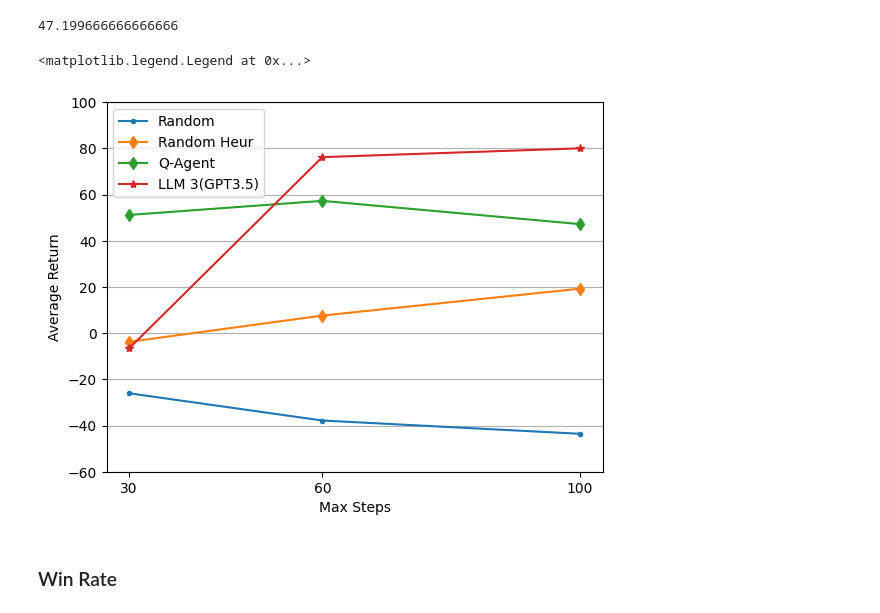
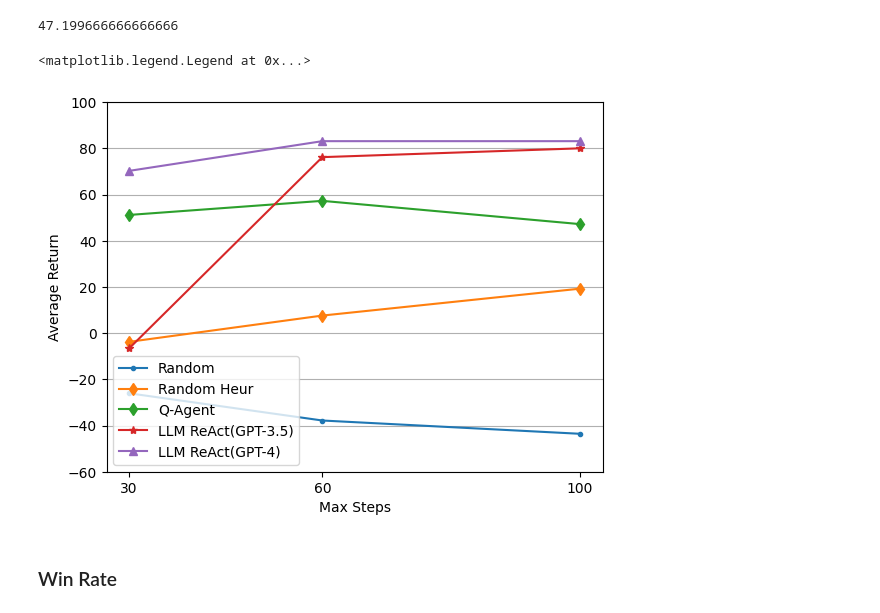
Before and after one commit to stratosphereips/NetSecGame, a Jupyter notebook: notebooks/paper_figures.ipynb, the cells around one changed output. Drawn from its saved outputs; the diff is of its cells as text; code cells hidden in the pictures.

Commit message:
Figures update with new numbers

```diff
--- a/notebooks/paper_figures.ipynb
+++ b/notebooks/paper_figures.ipynb
@@ -9,36 +9,49 @@ max_steps = [30, 60, 100]
 # %% [markdown]
 ### Return
 # %%
-random_mean = [-26.041, -37.828, -43.578]
-random_std = [20.220, 45.726, 69.071]
+random_mean = np.array([-26.041, -37.828, -43.578])
+random_std = np.array([20.220, 45.726, 69.071])
 
-random_heur_mean = [-3.775, 7.6, 19.244]
-random_heur_std = [45.914, 62.893, 65.705]
+random_heur_mean = np.array([-3.775, 7.6, 19.244])
+random_heur_std = np.array([45.914, 62.893, 65.705])
 
-q_agent_mean = [51.16, 57.26, 47.19]
+q_agent_mean = np.array([51.16, 57.26, 47.19])
 
-llm_3_mean = [-6.633, 76.182, 80]
-llm_3_std = [46.759, 13.354, 10]
+llm_qa_mean = np.array([-6.633, 76.182, 80])
+llm_qa_std = np.array([46.759, 13.354, 10])
+
+llm_qa_4_mean = np.array([70.233, 83.100, 83.100])
+llm_qa_4_std = np.array([39.746, 8.761, 8.761])
 # %%
 (65.475 + 23.083 +53.041)/3
 # %% [output]
 47.199666666666666
 # %%
 plt.plot(max_steps, random_mean, marker=".", label="Random")
+# plt.fill_between(max_steps, random_mean-random_std, random_mean+random_std, alpha=0.2)
+
 plt.plot(max_steps, random_heur_mean, marker="d", label="Random Heur")
+# plt.fill_between(max_steps, random_heur_mean-random_heur_std, random_heur_mean+random_heur_std, alpha=0.2)
+
 plt.plot(max_steps, q_agent_mean, marker="d", label="Q-Agent")
-plt.plot(max_steps, llm_3_mean, marker="*", label="LLM 3(GPT3.5)")
+# plt.fill_between(max_steps, q_agent_mean-q_agent_mean, q_agent_mean+q_agent_mean, alpha=0.2)
+
+plt.plot(max_steps, llm_qa_mean, marker="*", label="LLM ReAct(GPT-3.5)")
+# plt.fill_between(max_steps, llm_qa_mean-llm_qa_std, llm_qa_mean+llm_qa_std, alpha=0.2)
+
+plt.plot(max_steps, llm_qa_4_mean, marker="^", label="LLM ReAct(GPT-4)")
+# plt.fill_between(max_steps, llm_qa_4_mean-llm_qa_4_std, llm_qa_4_mean+llm_qa_4_std, alpha=0.2)
 
 plt.grid(axis='y')
 plt.ylabel("Average Return")
 plt.xlabel("Max Steps")
 plt.xticks(max_steps)
 plt.ylim(-60, 100)
 plt.legend()
 # plt.title("Average Return - No Defender")
 # %% [output]
 <matplotlib.legend.Legend at 0x...>
-[figure, old version]
+[figure, new version]
 # %% [markdown]
 ### Win Rate
 # %%
```
Also changed, not shown: parts of 1 cell of this notebook.
